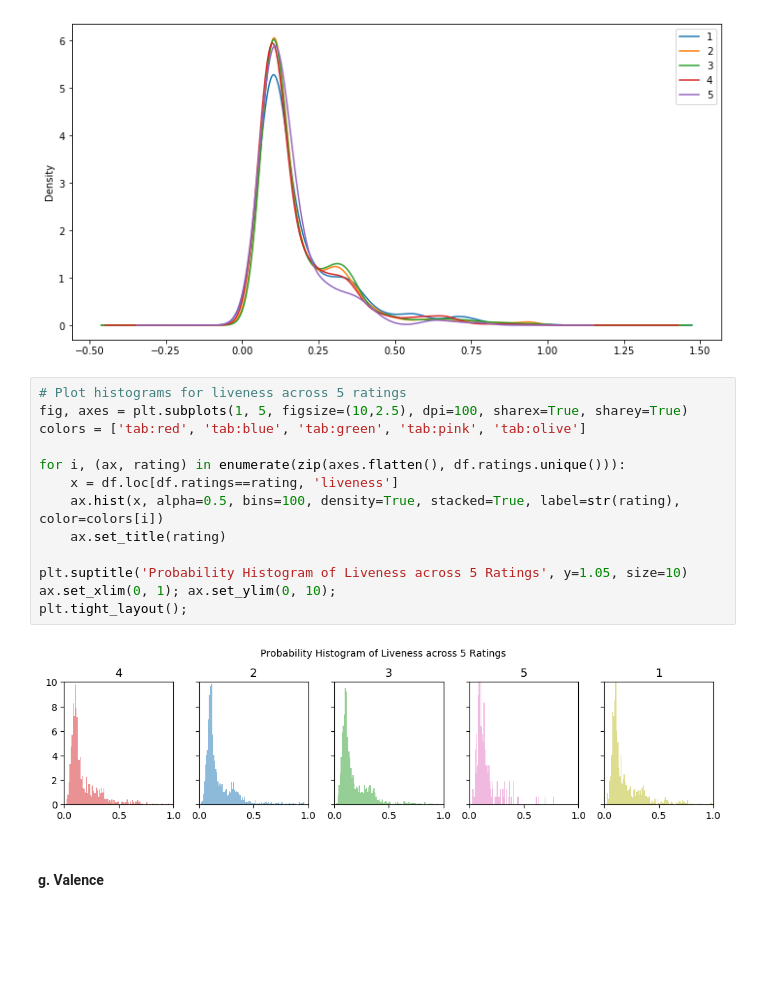
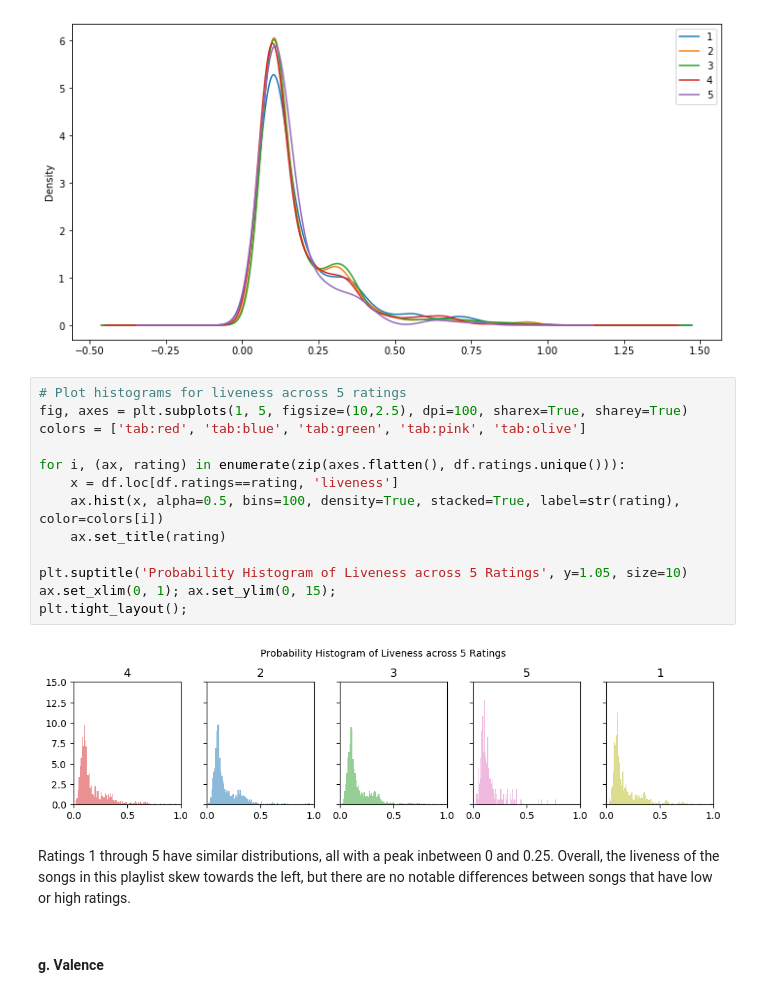
Before and after one commit to adinas94/Spotify_Recommendation_System, a Jupyter notebook: EDA.ipynb, the cells around one changed output. Cells and saved outputs as stored; diff of their text form; blank space fills up the shorter version.

```diff
--- a/EDA.ipynb
+++ b/EDA.ipynb
@@ -671,18 +673,20 @@ Name: liveness, dtype: object
 # %%
 # Plot histograms for liveness across 5 ratings
 fig, axes = plt.subplots(1, 5, figsize=(10,2.5), dpi=100, sharex=True, sharey=True)
 colors = ['tab:red', 'tab:blue', 'tab:green', 'tab:pink', 'tab:olive']
 
 for i, (ax, rating) in enumerate(zip(axes.flatten(), df.ratings.unique())):
     x = df.loc[df.ratings==rating, 'liveness']
     ax.hist(x, alpha=0.5, bins=100, density=True, stacked=True, label=str(rating), color=colors[i])
     ax.set_title(rating)
 
 plt.suptitle('Probability Histogram of Liveness across 5 Ratings', y=1.05, size=10)
-ax.set_xlim(0, 1); ax.set_ylim(0, 10);
+ax.set_xlim(0, 1); ax.set_ylim(0, 15);
 plt.tight_layout();
 # %% [output]
-[figure, old version]
+[figure, new version]
+# %% [markdown]
+Ratings 1 through 5 have similar distributions, all with a peak inbetween 0 and 0.25. Overall, the liveness of the songs in this playlist skew towards the left, but there are no notable differences between songs that have low or high ratings.
 # %% [markdown]
 #### g. Valence
 # %%
```
Also changed, not shown: parts of 2 cells of this notebook.
